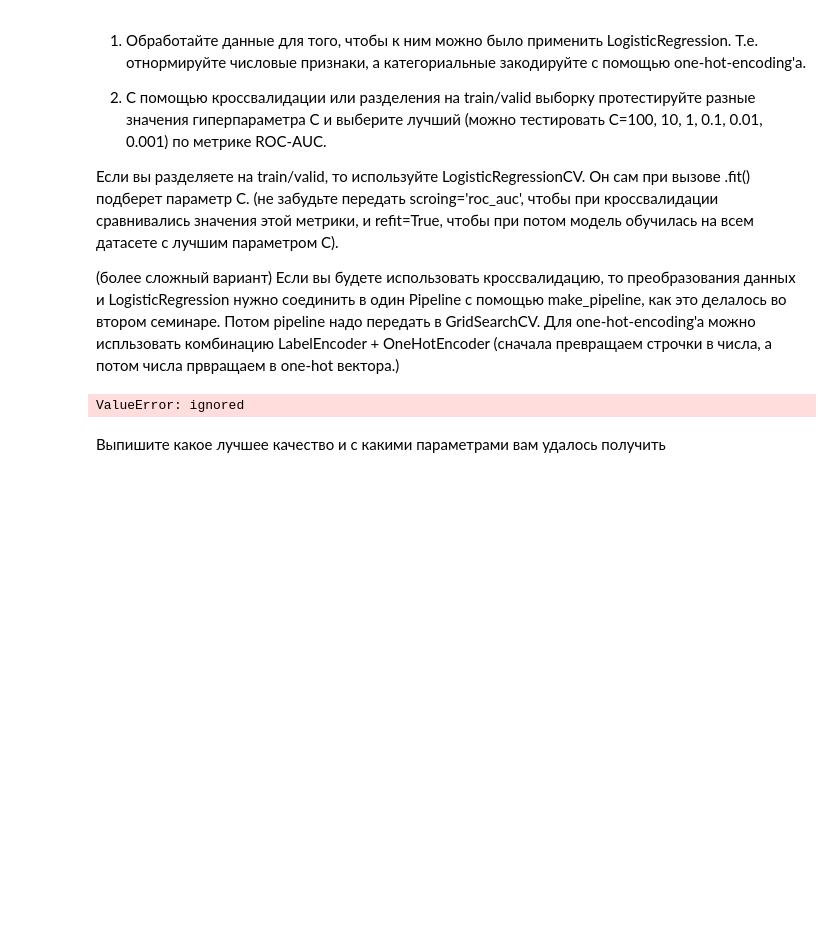
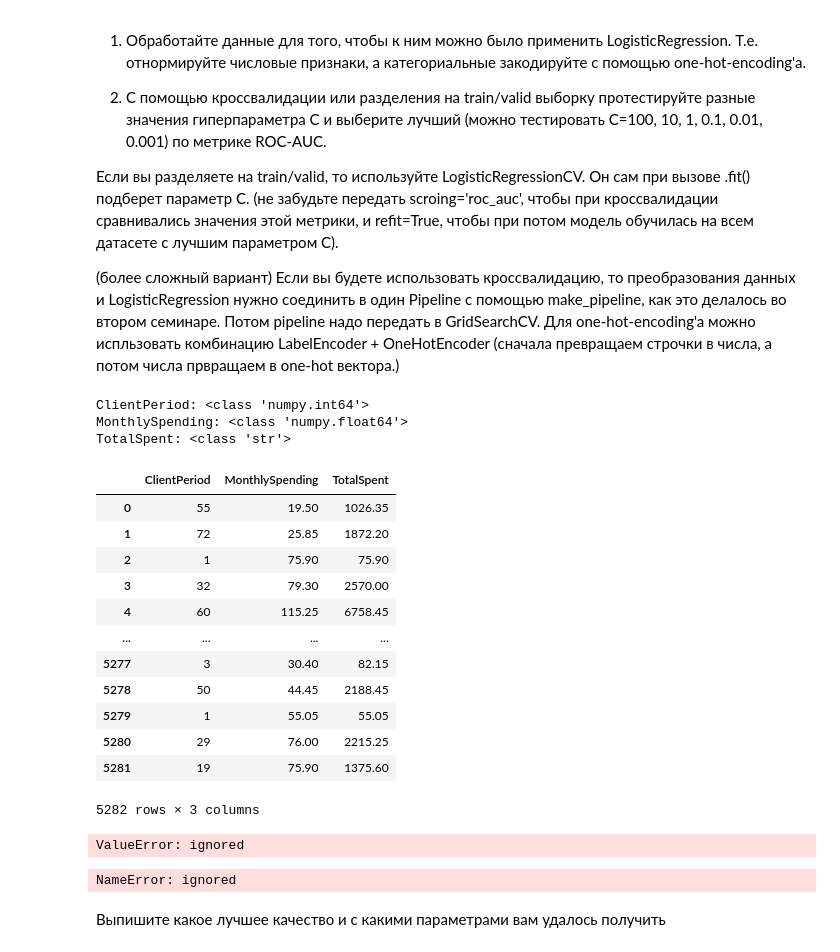
Before and after one commit to Buterbrod/Deep-Learning-School-2021, a Jupyter notebook: baseline.ipynb, the cells around one changed output. Cells and saved outputs as stored; diff of their text form; code cells hidden in the pictures; blank space fills up the shorter version.

```diff
--- a/baseline.ipynb
+++ b/baseline.ipynb
@@ -365,6 +365,10 @@ TotalSpent: <class 'str'>
 # TotalSpent признак - строка (class 'str'), сконвертируем её во float, предварительно заменив пробелы на 0
 data.loc[data['TotalSpent']==' ', ('TotalSpent')] = 0
 data['TotalSpent'] = data['TotalSpent'].astype(float)
+
+test.loc[test['TotalSpent']==' ', ('TotalSpent')] = 0
+test['TotalSpent'] = test['TotalSpent'].astype(float)
+
 None
 # %%
 # Выведем типы колонок числовых признаков
@@ -483,23 +491,39 @@ from sklearn.preprocessing import StandardScaler, RobustScaler, LabelEncoder, On
 from sklearn.pipeline import make_pipeline
 # %%
 # YOUR CODE
+# %%
+for column_name in num_cols:
+    print(column_name + ": " + str(type(X_num_test[column_name][0])))
+# %% [output]
+ClientPeriod: <class 'numpy.int64'>
+MonthlySpending: <class 'numpy.float64'>
+TotalSpent: <class 'str'>
 # %%
 # 1) Обработайте данные для того, чтобы к ним можно было применить LogisticRegression.
-#  Т.е. отнормируйте числовые признаки, а категориальные закодируйте с помощью one-hot-encoding'а.
+#    Т.е. отнормируйте числовые признаки, а категориальные закодируйте с помощью one-hot-encoding'а.
 
-X_num_train = data[num_cols]
-X_num_test = test[num_cols]
-X_cat_train = data[cat_cols]
-X_cat_test = data[cat_cols]
-
-
-# нормализация
-scaler = StandardScaler()
-X_train_scaled = scaler.fit_transform(X_num_train)
-X_test_scaled = scaler.transform(X_num_test)
-# one-hot-encoding
-dummies = pd.get_dummies(data, columns = cat_cols)
-# Объединим преобразованные после One-Hot Encoding данные вместе
-X = pd.concat([numeric_data, dummies], axis=1)
+X_num_train, X_num_test = data[num_cols], test[num_cols]
+X_cat_train, X_cat_test = data[cat_cols], test[cat_cols]
-# %% [output]
-ValueError: ignored
+# %%
+# --------------------------------------------------------------------------
+# нормализация
+# --------------------------------------------------------------------------
+scaler = StandardScaler()
+X_num_train_scaled = scaler.fit_transform(X_num_train)
+X_num_test_scaled = scaler.transform(X_num_test)
+
+X_num_train
+# %% [output]
+|  | ClientPeriod | MonthlySpending | TotalSpent |
+| 0 | 55 | 19.50 | 1026.35 |
+| 1 | 72 | 25.85 | 1872.20 |
+| 2 | 1 | 75.90 | 75.90 |
+| 3 | 32 | 79.30 | 2570.00 |
+| 4 | 60 | 115.25 | 6758.45 |
+| ... | ... | ... | ... |
+| 5277 | 3 | 30.40 | 82.15 |
+| 5278 | 50 | 44.45 | 2188.45 |
+| 5279 | 1 | 55.05 | 55.05 |
+| 5280 | 29 | 76.00 | 2215.25 |
+| 5281 | 19 | 75.90 | 1375.60 |
+5282 rows × 3 columns
@@ -506,3 +536,20 @@ ValueError: ignored
+# %%
+min_max_train = f_min_max(X_num_train, 'train_min', 'train_max')
+min_max_train_scaled = f_min_max(X_train_scaled, 'train_min1', 'train_max1')
+min_max_train
+# %% [output]
+ValueError: ignored
+# %%
+# нормализация
+scaler = StandardScaler()
+X_train_scaled = scaler.fit_transform(X_num_train)
+X_test_scaled = scaler.transform(X_num_test)
+# one-hot-encoding
+dummies = pd.get_dummies(data, columns = cat_cols)
+# Объединим преобразованные после One-Hot Encoding данные вместе
+X = pd.concat([numeric_data, dummies], axis=1)
+# %% [output]
+NameError: ignored
 # %% [markdown]
 Выпишите какое лучшее качество и с какими параметрами вам удалось получить
 # %% [markdown]
```
Also changed, not shown: parts of 3 cells of this notebook.
